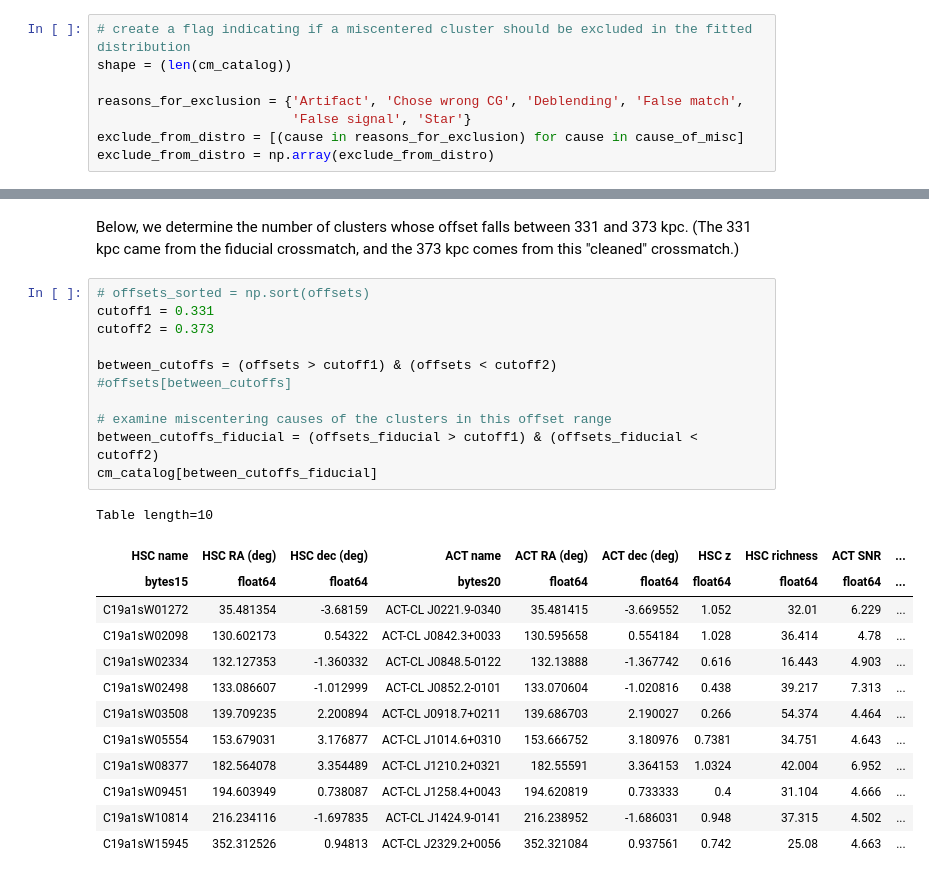
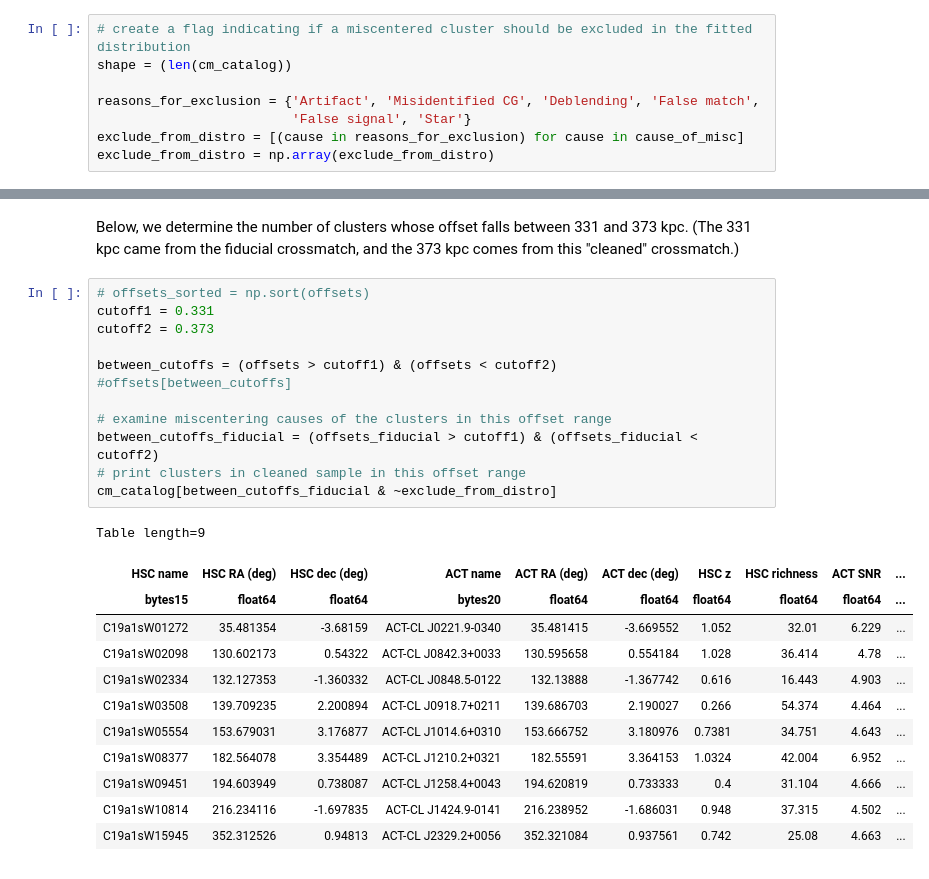
Before and after one commit to Jupiter1994/hsc-miscentering, a Jupyter notebook: HSC_ACT_Offset_Distribution.ipynb, the cells around one changed output, grey strips where cells are left out. Saved outputs shown, nothing was run; the diff lists cells and outputs as text.

Commit message:
re-counted number of no-apparent-cause clusters relabeled as wellcentered in cleaned sample

```diff
--- a/HSC_ACT_Offset_Distribution.ipynb
+++ b/HSC_ACT_Offset_Distribution.ipynb
@@ -23,7 +23,7 @@ cause_of_misc = cm_catalog['Cause of miscentering']
 # create a flag indicating if a miscentered cluster should be excluded in the fitted distribution
 shape = (len(cm_catalog))
 
-reasons_for_exclusion = {'Artifact', 'Chose wrong CG', 'Deblending', 'False match',
+reasons_for_exclusion = {'Artifact', 'Misidentified CG', 'Deblending', 'False match',
                          'False signal', 'Star'}
 exclude_from_distro = [(cause in reasons_for_exclusion) for cause in cause_of_misc]
 exclude_from_distro = np.array(exclude_from_distro)
@@ -340,22 +340,22 @@ Below, we determine the number of clusters whose offset falls between 331 and 37
 # %%
 # offsets_sorted = np.sort(offsets)
 cutoff1 = 0.331
 cutoff2 = 0.373
 
 between_cutoffs = (offsets > cutoff1) & (offsets < cutoff2)
 #offsets[between_cutoffs]
 
 # examine miscentering causes of the clusters in this offset range
 between_cutoffs_fiducial = (offsets_fiducial > cutoff1) & (offsets_fiducial < cutoff2)
-cm_catalog[between_cutoffs_fiducial]
+# print clusters in cleaned sample in this offset range
+cm_catalog[between_cutoffs_fiducial & ~exclude_from_distro]
 # %% [output]
-Table length=10
+Table length=9
 | HSC name | HSC RA (deg) | HSC dec (deg) | ACT name | ACT RA (deg) | ACT dec (deg) | HSC z | HSC richness | ACT SNR | ... |
 | bytes15 | float64 | float64 | bytes20 | float64 | float64 | float64 | float64 | float64 | ... |
 | C19a1sW01272 | 35.481354 | -3.68159 | ACT-CL J0221.9-0340 | 35.481415 | -3.669552 | 1.052 | 32.01 | 6.229 | ... |
 | C19a1sW02098 | 130.602173 | 0.54322 | ACT-CL J0842.3+0033 | 130.595658 | 0.554184 | 1.028 | 36.414 | 4.78 | ... |
 | C19a1sW02334 | 132.127353 | -1.360332 | ACT-CL J0848.5-0122 | 132.13888 | -1.367742 | 0.616 | 16.443 | 4.903 | ... |
-| C19a1sW02498 | 133.086607 | -1.012999 | ACT-CL J0852.2-0101 | 133.070604 | -1.020816 | 0.438 | 39.217 | 7.313 | ... |
 | C19a1sW03508 | 139.709235 | 2.200894 | ACT-CL J0918.7+0211 | 139.686703 | 2.190027 | 0.266 | 54.374 | 4.464 | ... |
 | C19a1sW05554 | 153.679031 | 3.176877 | ACT-CL J1014.6+0310 | 153.666752 | 3.180976 | 0.7381 | 34.751 | 4.643 | ... |
 | C19a1sW08377 | 182.564078 | 3.354489 | ACT-CL J1210.2+0321 | 182.55591 | 3.364153 | 1.0324 | 42.004 | 6.952 | ... |
```
Also changed, not shown: parts of 3 cells of this notebook.
